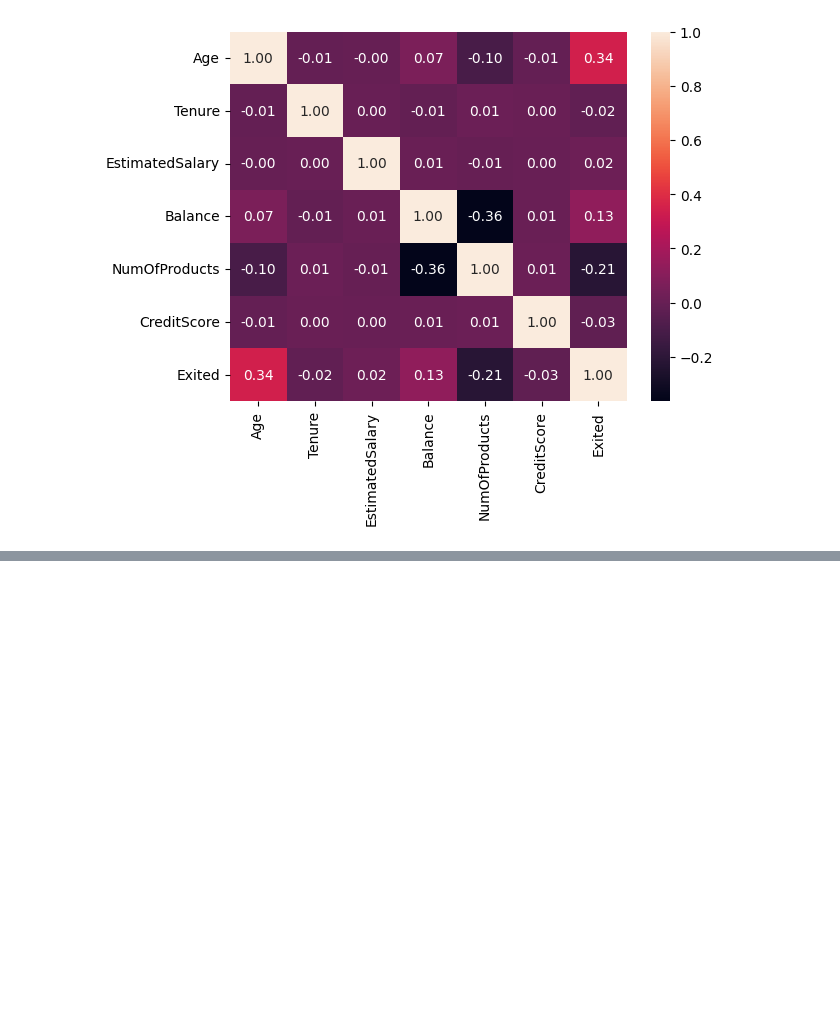
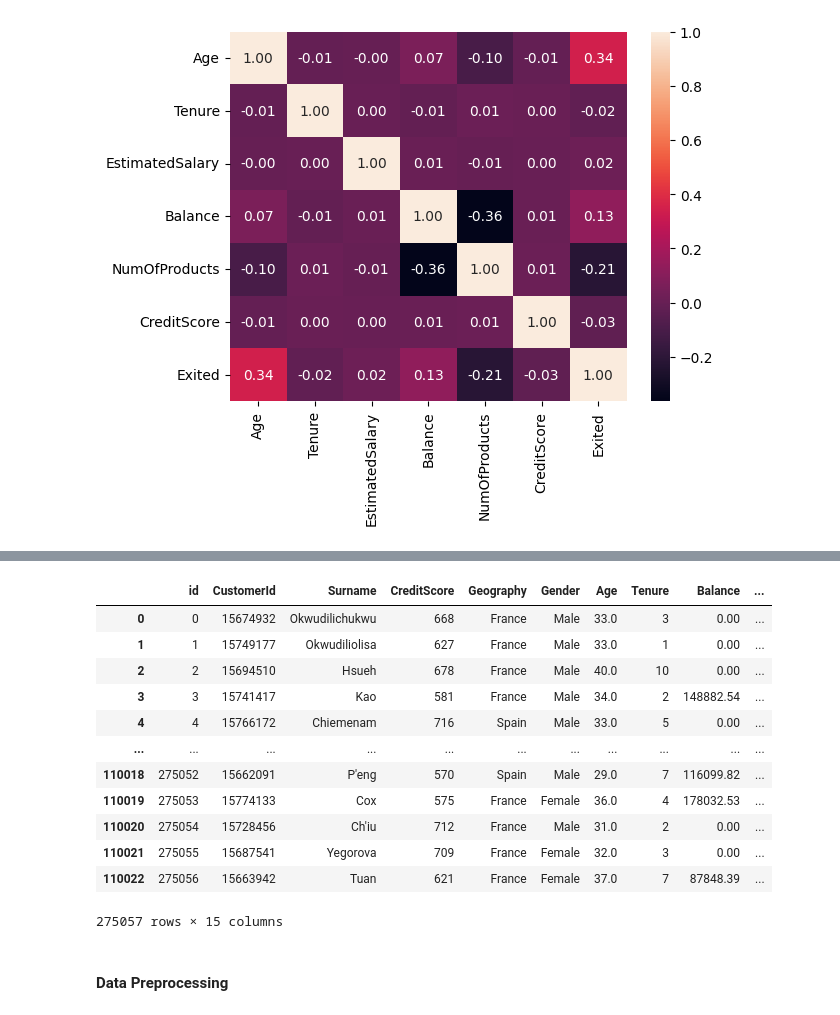
Before and after one commit to MarcusO17/kaggle-comps, a Jupyter notebook: main.ipynb, the cells around one changed output, grey strips where cells are left out. Cells and saved outputs as stored; diff of their text form; code cells hidden in the pictures; blank space fills up the shorter version.

```diff
--- a/main.ipynb
+++ b/main.ipynb
@@ -291,0 +319,18 @@ plt.show()
+# %%
+df
+# %% [output]
+|  | id | CustomerId | Surname | CreditScore | Geography | Gender | Age | Tenure | Balance | ... |
+| 0 | 0 | 15674932 | Okwudilichukwu | 668 | France | Male | 33.0 | 3 | 0.00 | ... |
+| 1 | 1 | 15749177 | Okwudiliolisa | 627 | France | Male | 33.0 | 1 | 0.00 | ... |
+| 2 | 2 | 15694510 | Hsueh | 678 | France | Male | 40.0 | 10 | 0.00 | ... |
+| 3 | 3 | 15741417 | Kao | 581 | France | Male | 34.0 | 2 | 148882.54 | ... |
+| 4 | 4 | 15766172 | Chiemenam | 716 | Spain | Male | 33.0 | 5 | 0.00 | ... |
+| ... | ... | ... | ... | ... | ... | ... | ... | ... | ... | ... |
+| 110018 | 275052 | 15662091 | P'eng | 570 | Spain | Male | 29.0 | 7 | 116099.82 | ... |
+| 110019 | 275053 | 15774133 | Cox | 575 | France | Female | 36.0 | 4 | 178032.53 | ... |
+| 110020 | 275054 | 15728456 | Ch'iu | 712 | France | Male | 31.0 | 2 | 0.00 | ... |
+| 110021 | 275055 | 15687541 | Yegorova | 709 | France | Female | 32.0 | 3 | 0.00 | ... |
+| 110022 | 275056 | 15663942 | Tuan | 621 | France | Female | 37.0 | 7 | 87848.39 | ... |
+275057 rows × 15 columns
+# %% [markdown]
+#### Data Preprocessing
```
Also changed, not shown: parts of 6 cells of this notebook.
